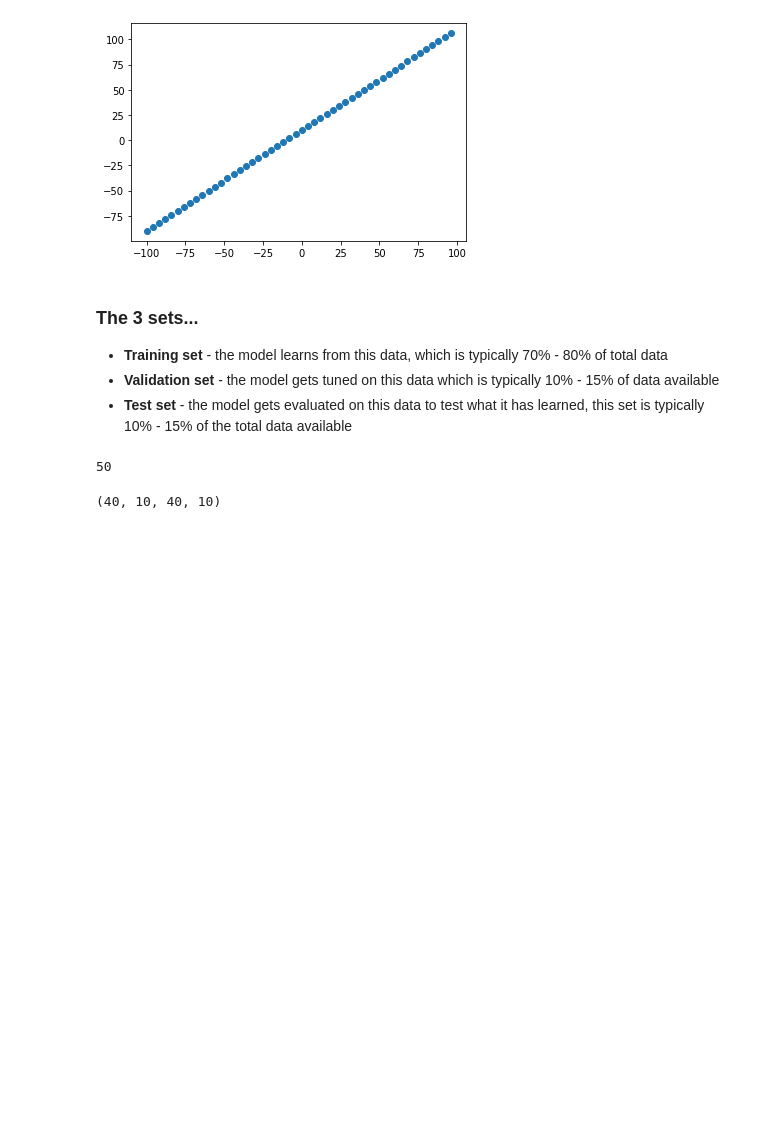
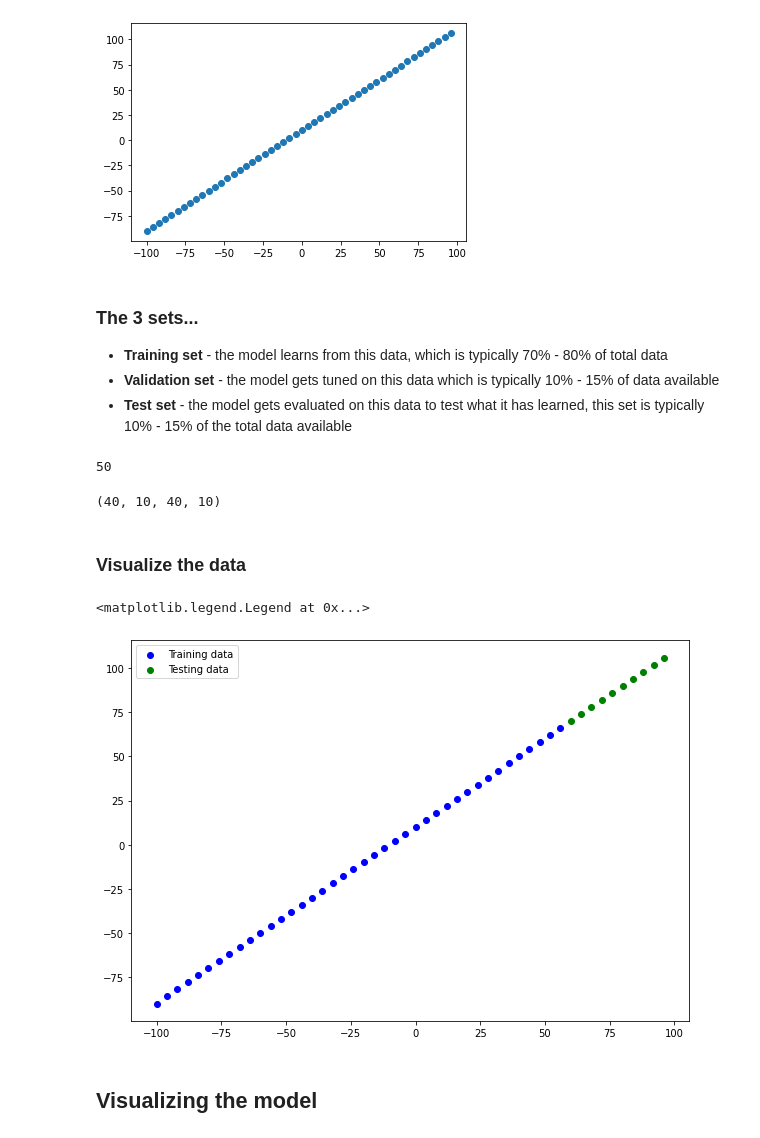
Before and after one commit to pratikktiwari/Deep-Learning, a Jupyter notebook: 01_Neural_Network_Regression.ipynb, the cells around one changed output. Drawn from its saved outputs; the diff is of its cells as text; code cells hidden in the pictures; blank space fills up the shorter version.

```diff
--- a/01_Neural_Network_Regression.ipynb
+++ b/01_Neural_Network_Regression.ipynb
@@ -486,3 +487,19 @@ y_test = y[40:]
 len(X_train), len(X_test), len(y_train), len(y_test)
 # %% [output]
 (40, 10, 40, 10)
+# %% [markdown]
+### Visualize the data
+# %%
+plt.figure(figsize=(10, 7))
+
+# Plot training data in blue
+plt.scatter(X_train, y_train, c="b", label="Training data")
+
+# Plot test data in green
+plt.scatter(X_test, y_test, c="g", label="Testing data")
+
+# Show a legend
+plt.legend()
+# %% [output]
+<matplotlib.legend.Legend at 0x...>
+[figure, added]
@@ -488,0 +521,2 @@ len(X_train), len(X_test), len(y_train), len(y_test)
+# %% [markdown]
+## Visualizing the model
```
Also changed, not shown: parts of 41 cells of this notebook.
